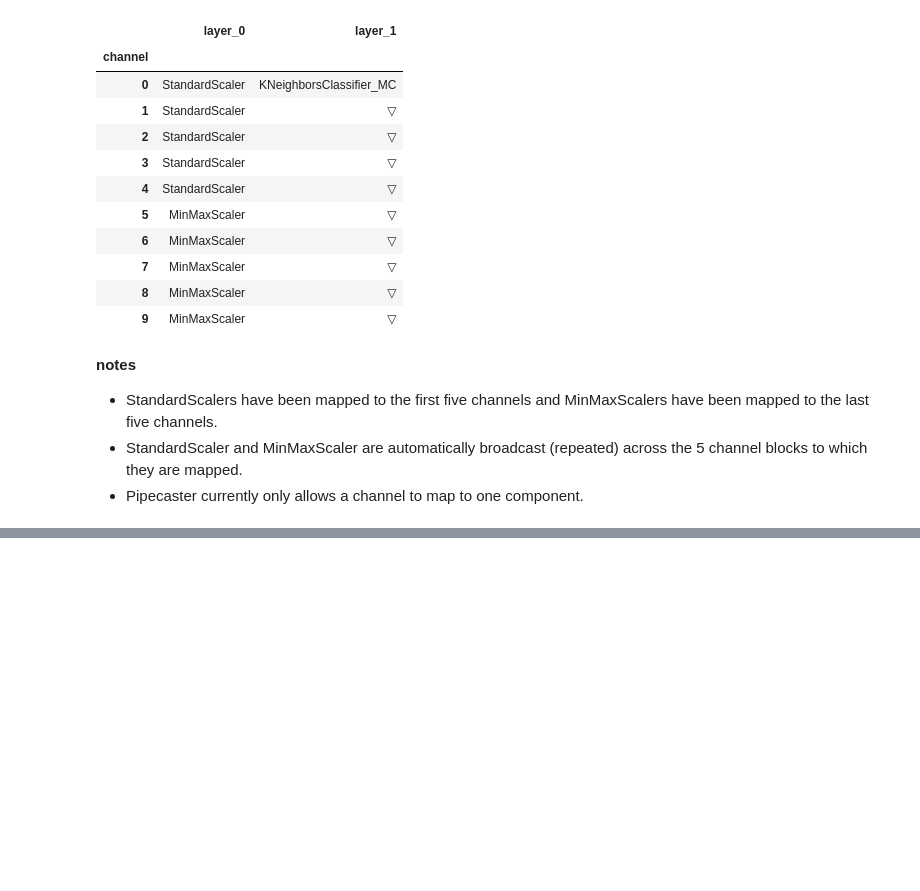
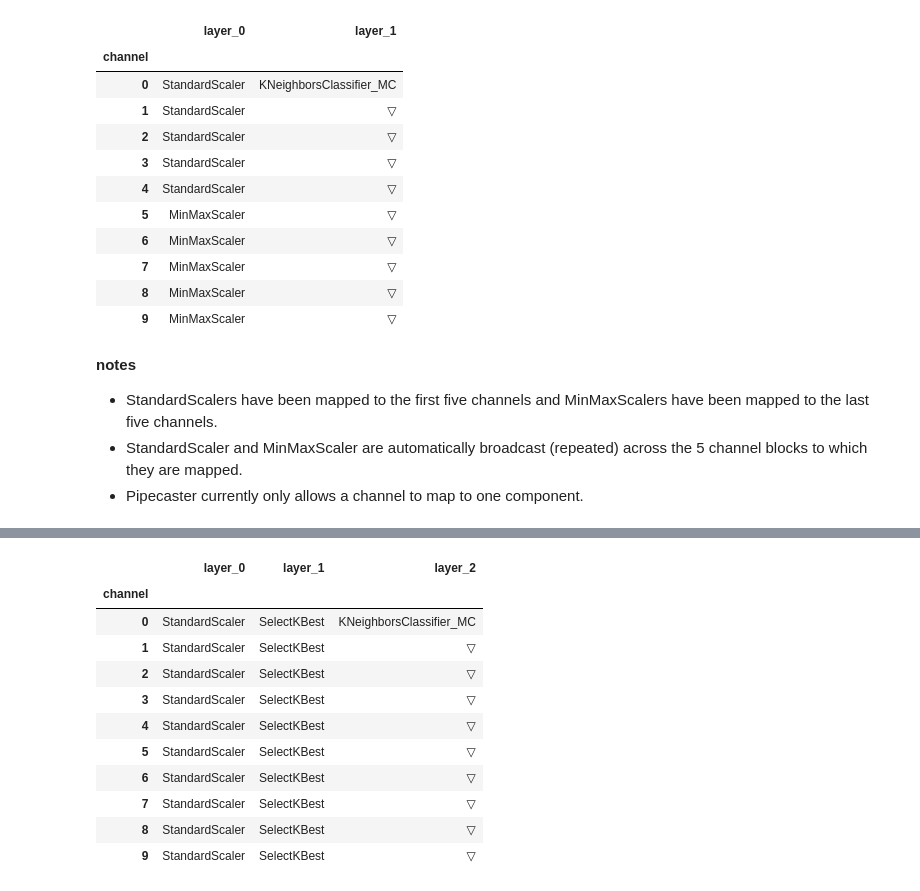
Before and after one commit to ajcallegari/scikit-multichannel, a Jupyter notebook: tutorials/01_basics.ipynb, the cells around one changed output, grey strips where cells are left out. Saved outputs shown, nothing was run; the diff lists cells and outputs as text; code cells hidden in the pictures; blank space fills up the shorter version.

```diff
--- a/tutorials/01_basics.ipynb
+++ b/tutorials/01_basics.ipynb
@@ -226,0 +232,32 @@ clf.add_layer(pc.MultichannelPredictor(KNeighborsClassifier()))
+# %%
+import time
+from sklearn.preprocessing import StandardScaler
+from sklearn.neighbors import KNeighborsClassifier
+from sklearn.feature_selection import mutual_info_classif, SelectKBest
+import pipecaster as pc
+
+Xs, y, matrix_types = pc.make_multi_input_classification(
+    n_informative_Xs=10, n_random_Xs=0, n_weak_Xs=0)
+
+clf = pc.MultichannelPipeline(n_channels=10)
+clf.add_layer(StandardScaler())
+clf.add_layer(SelectKBest(score_func=mutual_info_classif, k=5), pipe_processes='max')
+clf.add_layer(pc.MultichannelPredictor(KNeighborsClassifier()))
+
+t = time.time()
+accuracies = pc.cross_val_score(clf, Xs, y, cv=3)
+t_parallel = time.time() - t
+clf
+# %% [output]
+|  | layer_0 | layer_1 | layer_2 |
+| channel |  |  |  |
+| 0 | StandardScaler | SelectKBest | KNeighborsClassifier_MC |
+| 1 | StandardScaler | SelectKBest | ▽ |
+| 2 | StandardScaler | SelectKBest | ▽ |
+| 3 | StandardScaler | SelectKBest | ▽ |
+| 4 | StandardScaler | SelectKBest | ▽ |
+| 5 | StandardScaler | SelectKBest | ▽ |
+| 6 | StandardScaler | SelectKBest | ▽ |
+| 7 | StandardScaler | SelectKBest | ▽ |
+| 8 | StandardScaler | SelectKBest | ▽ |
+| 9 | StandardScaler | SelectKBest | ▽ |
```
Also changed, not shown: parts of 5 cells of this notebook, 1 other file.
